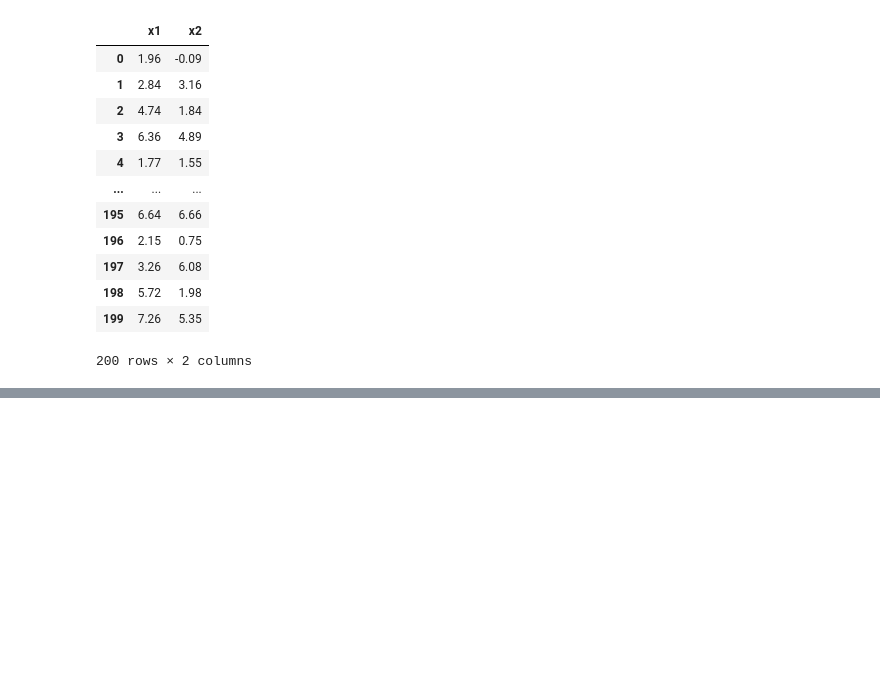
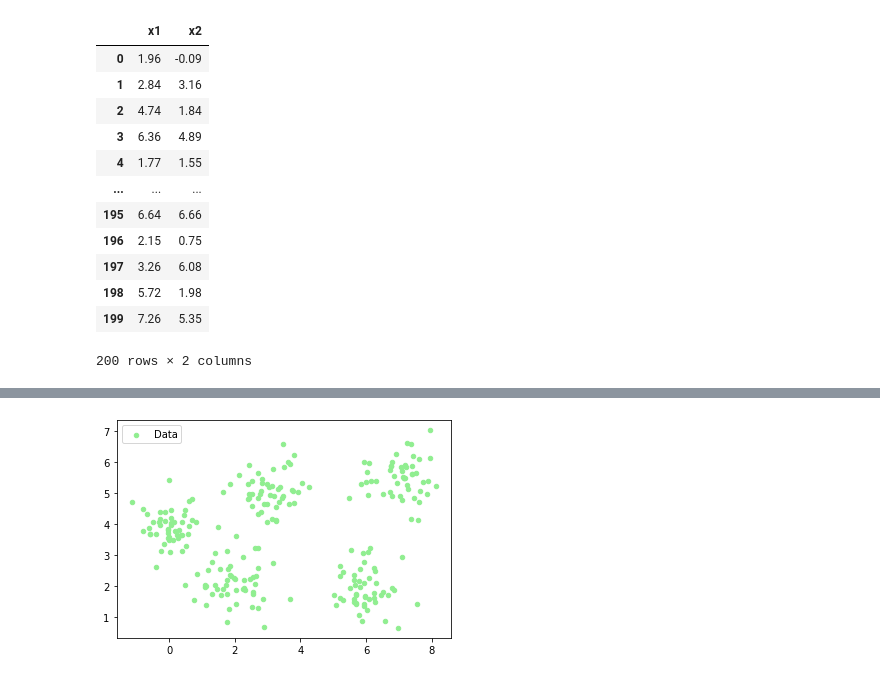
Before and after one commit to RealisticDeadpool/ml-basic-repo, a Jupyter notebook: Cluster/聚类.ipynb, the cells around one changed output, grey strips where cells are left out. Cells and saved outputs as stored; diff of their text form; code cells hidden in the pictures; blank space fills up the shorter version.

Commit message:
无监督学习--DBSCAN

```diff
--- a/Cluster/聚类.ipynb
+++ b/Cluster/聚类.ipynb
@@ -47,0 +57,8 @@ model.fit(data)
+# %%
+#DBSCAN
+data = pd.read_csv('perf.txt', header = None, names=['x1','x2'])
+plt.scatter(data['x1'], data['x2'], label = 'Data', s= 20, color = 'lightgreen')
+plt.legend()
+plt.show()
+# %% [output]
+[figure, added]
```
Also changed, not shown: parts of 6 cells of this notebook.
